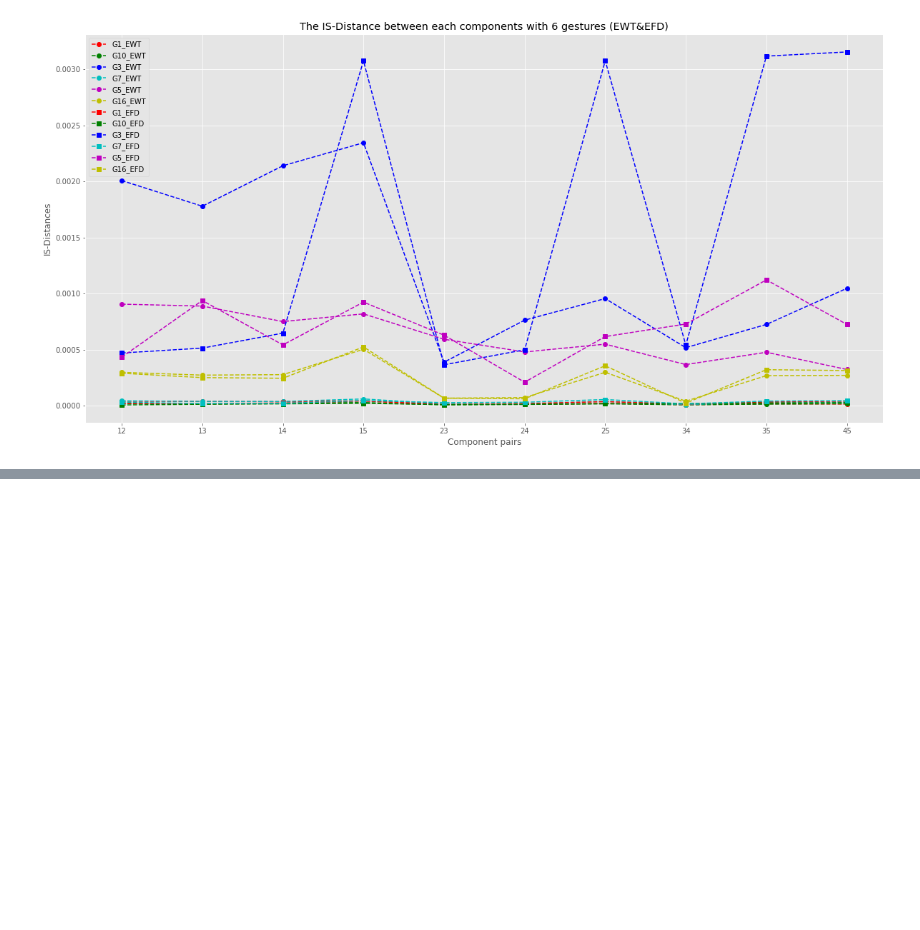
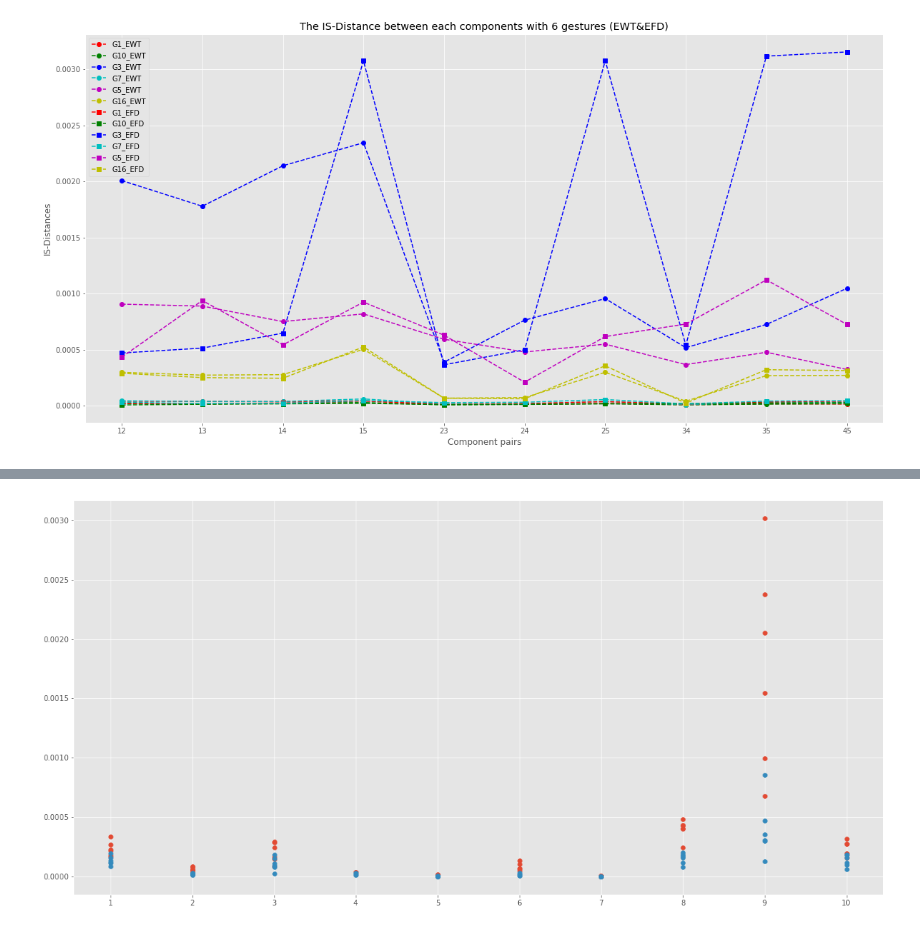
Before and after one commit to chenkecoco1/EMG_Analysis, a Jupyter notebook: Calculate_Distances_of_Components.ipynb, the cells around one changed output, grey strips where cells are left out. Saved outputs shown, nothing was run; the diff lists cells and outputs as text; code cells hidden in the pictures; blank space fills up the shorter version.

```diff
--- a/Calculate_Distances_of_Components.ipynb
+++ b/Calculate_Distances_of_Components.ipynb
@@ -825,0 +878,17 @@ plt.plot()
+# %%
+directory = r'C:\Ninapro\pieces_is\EFD'
+fullefd=[]
+filenamesefd=[]
+# iterate over files in
+# that directory
+for filename in os.listdir(directory):
+    if filename[-1]=='t':
+        filenamesefd.append(filename)
+        f = os.path.join(directory, filename)
+        with open(f) as k:
+            fullefd.append(k.readline()[:-1])
+# %%
+# add subject for comparision
+subject=[10,10,10,10,10,10,1,1,1,1,1,1,2,2,2,2,2,2,3,3,3,3,3,3,4,4,4,4,4,4,5,5,5,5,5,5,6,6,6,6,6,6,7,7,7,7,7,7,8,8,8,8,8,8,9,9,9,9,9,9]
+# %%
+df_dist_c3g3=pd.DataFrame({'name1':filenames,'subject':subject,'ewt12':full,'efd45':fullefd})
@@ -825,0 +904,2 @@ plt.plot()
+# %%
+df_dist_c3g3 = df_dist_c3g3.astype({'name1':object,'subject':int,"ewt12": float, "efd45": float})
@@ -825,0 +915,10 @@ plt.plot()
+# %%
+figure(figsize=(20,10))
+
+plt.scatter(df_dist_c3g3['subject'], df_dist_c3g3['ewt12'])
+plt.scatter(df_dist_c3g3['subject'], df_dist_c3g3['efd45'])
+plt.xticks((1,2,3,4,5,6,7,8,9,10))
+
+plt.show()
+# %% [output]
+[figure, added]
```
Also changed, not shown: parts of 6 cells of this notebook.
